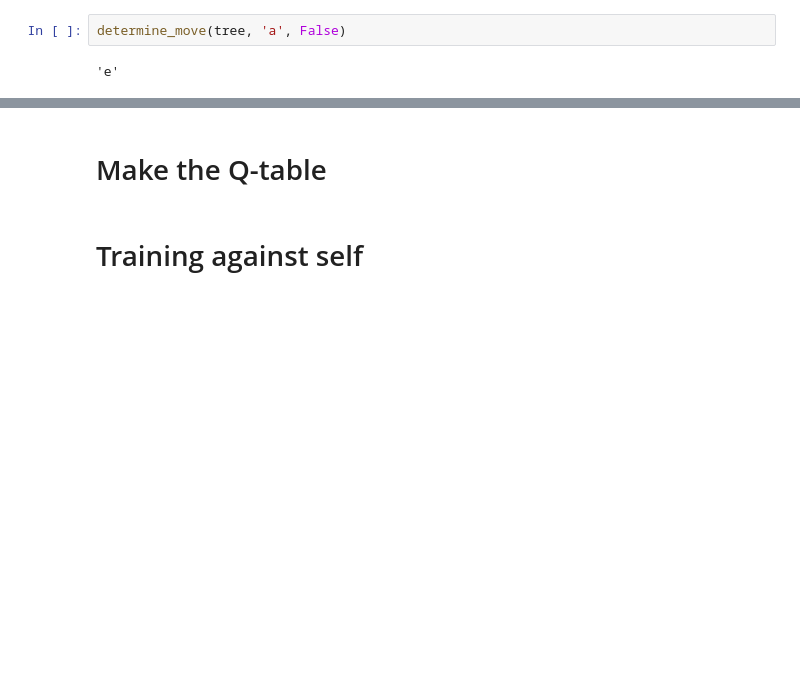
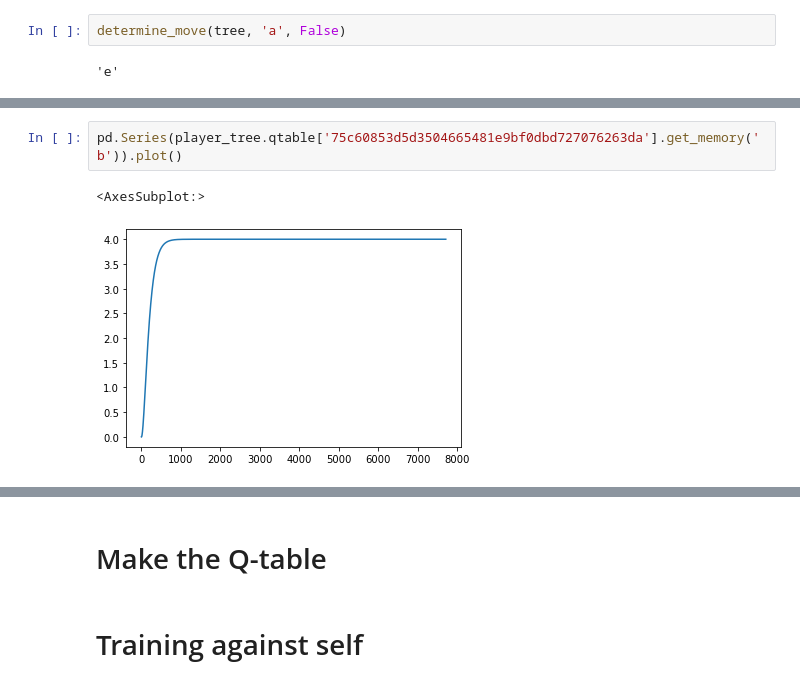
Before and after one commit to PaulHiemstra/ideas, a Jupyter notebook: tictactoe_graph/tactoe_rl.ipynb, the cells around one changed output, grey strips where cells are left out. Drawn from its saved outputs; the diff is of its cells as text; blank space fills up the shorter version.

```diff
--- a/tictactoe_graph/tactoe_rl.ipynb
+++ b/tictactoe_graph/tactoe_rl.ipynb
@@ -37,0 +102,5 @@ determine_move(tree, 'a', False)
+# %%
+pd.Series(player_tree.qtable['75c60853d5d3504665481e9bf0dbd727076263da'].get_memory('b')).plot()
+# %% [output]
+<AxesSubplot:>
+[figure, added]
```
Also changed, not shown: parts of 38 cells of this notebook, 3 other files.
